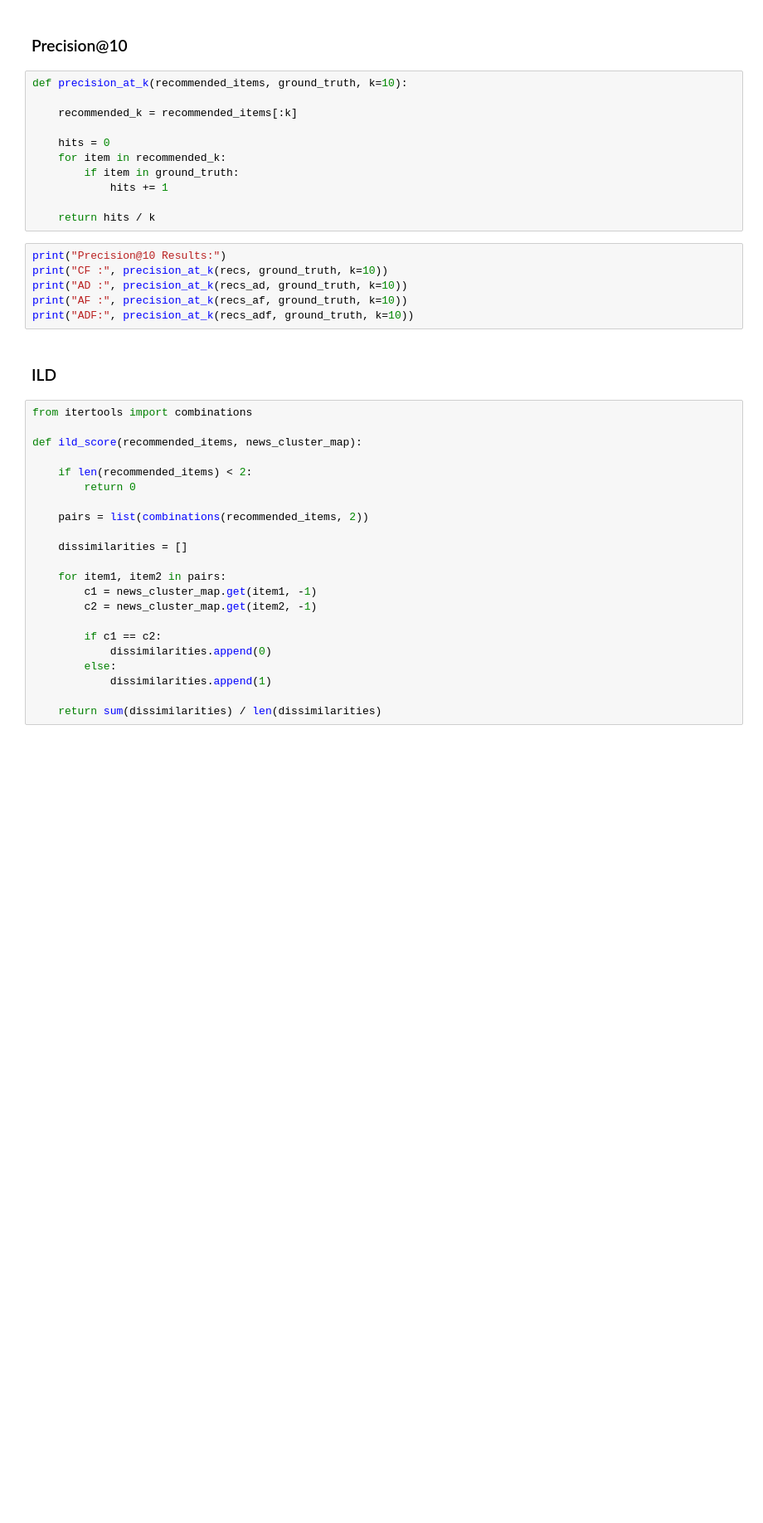
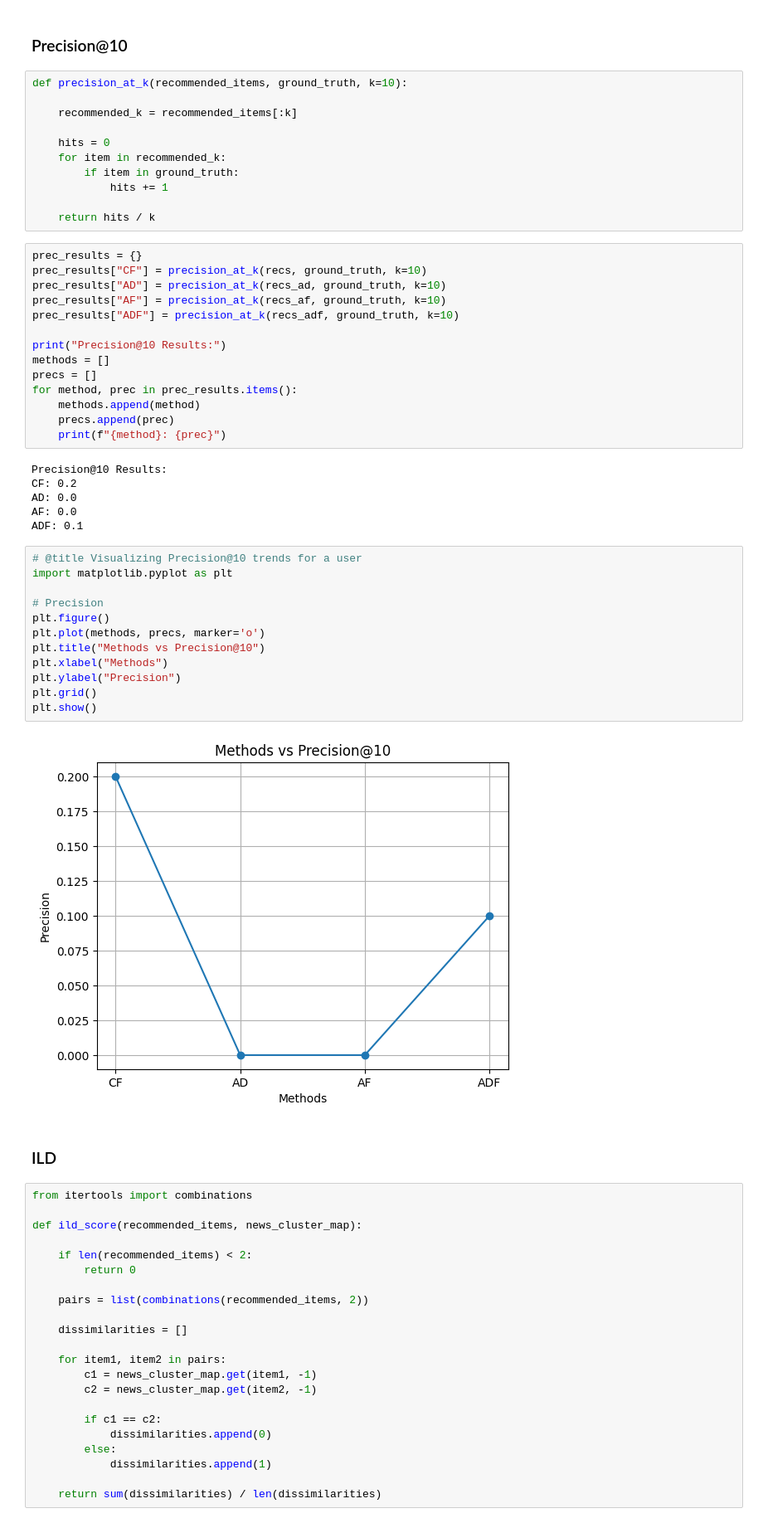
Before and after one commit to neeyatlotlikar/me_fy_project, a Jupyter notebook: ADF_single_user_flow.ipynb, the cells around one changed output. Shown at 83% size. Saved outputs shown, nothing was run; the diff lists cells and outputs as text; blank space fills up the shorter version.

Commit message:
Final single user evaluation code

```diff
--- a/ADF_single_user_flow.ipynb
+++ b/ADF_single_user_flow.ipynb
@@ -608,11 +618,39 @@ def precision_at_k(recommended_items, ground_truth, k=10):
 
     return hits / k
 # %%
+prec_results = {}
+prec_results["CF"] = precision_at_k(recs, ground_truth, k=10)
+prec_results["AD"] = precision_at_k(recs_ad, ground_truth, k=10)
+prec_results["AF"] = precision_at_k(recs_af, ground_truth, k=10)
+prec_results["ADF"] = precision_at_k(recs_adf, ground_truth, k=10)
+
 print("Precision@10 Results:")
-print("CF :", precision_at_k(recs, ground_truth, k=10))
-print("AD :", precision_at_k(recs_ad, ground_truth, k=10))
-print("AF :", precision_at_k(recs_af, ground_truth, k=10))
-print("ADF:", precision_at_k(recs_adf, ground_truth, k=10))
+methods = []
+precs = []
+for method, prec in prec_results.items():
+    methods.append(method)
+    precs.append(prec)
+    print(f"{method}: {prec}")
+# %% [output]
+Precision@10 Results:
+CF: 0.2
+AD: 0.0
+AF: 0.0
+ADF: 0.1
+# %%
+# @title Visualizing Precision@10 trends for a user
+import matplotlib.pyplot as plt
+
+# Precision
+plt.figure()
+plt.plot(methods, precs, marker='o')
+plt.title("Methods vs Precision@10")
+plt.xlabel("Methods")
+plt.ylabel("Precision")
+plt.grid()
+plt.show()
+# %% [output]
+[figure, added]
 # %% [markdown]
 ### ILD
 # %%
```
Also changed, not shown: parts of 17 cells of this notebook.
